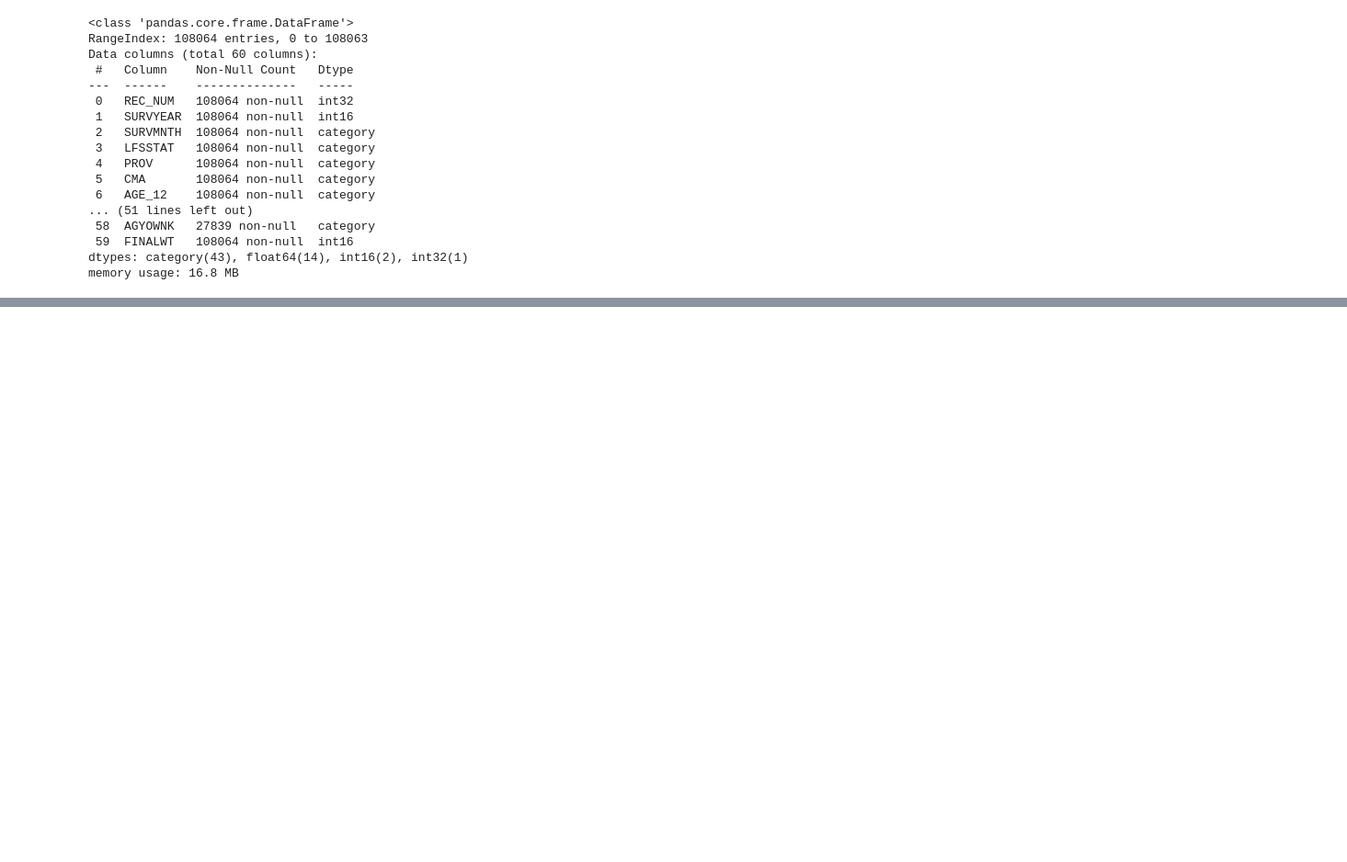
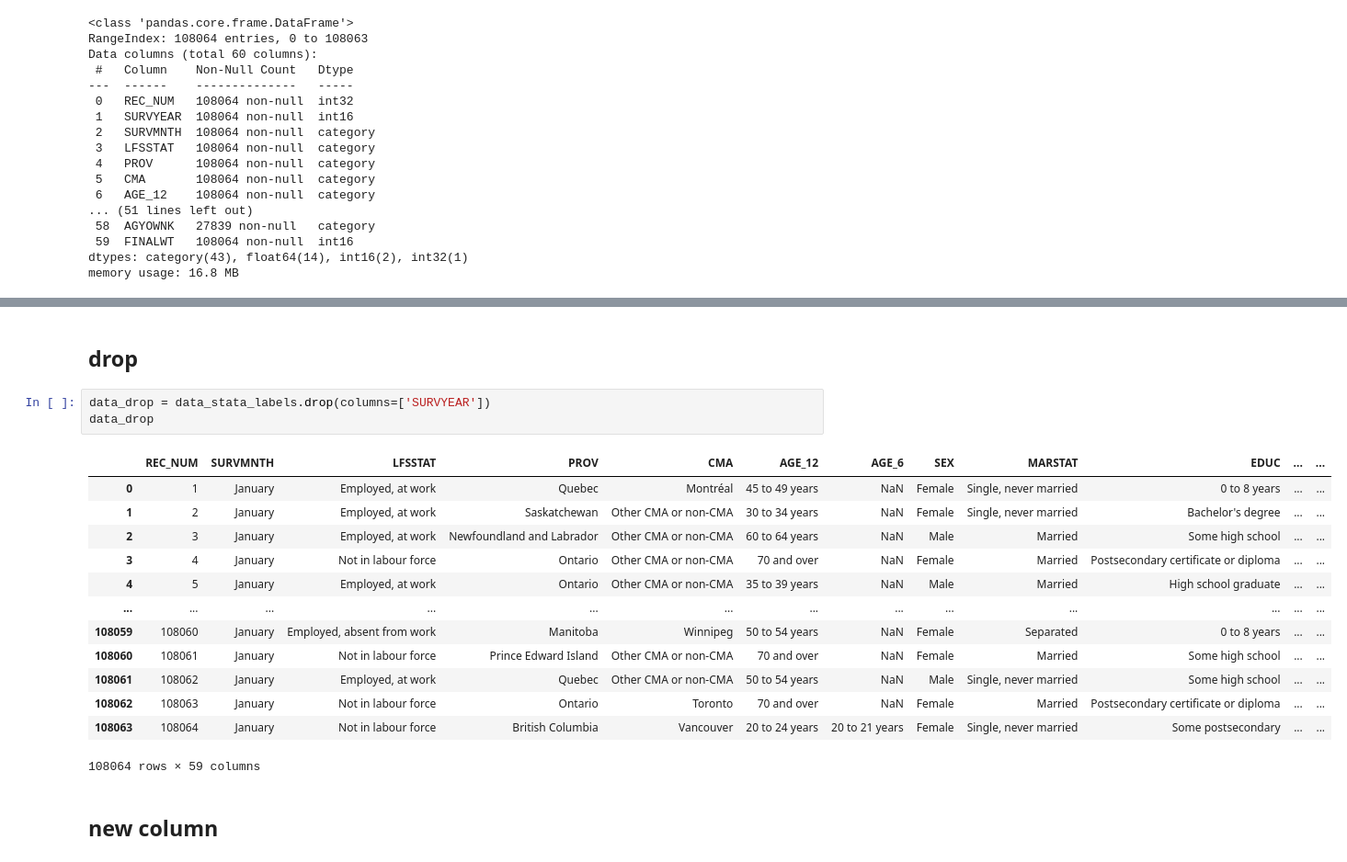
Before and after one commit to havaledar/ECON3740_F24, a Jupyter notebook: ECON3740_F24_Lab_2.ipynb, the cells around one changed output, grey strips where cells are left out. Shown at 92% size. Cells and saved outputs as stored; diff of their text form; blank space fills up the shorter version.

```diff
--- a/ECON3740_F24_Lab_2.ipynb
+++ b/ECON3740_F24_Lab_2.ipynb
@@ -226,0 +259,21 @@ memory usage: 16.8 MB
+# %% [markdown]
+## drop
+# %%
+data_drop = data_stata_labels.drop(columns=['SURVYEAR'])
+data_drop
+# %% [output]
+|  | REC_NUM | SURVMNTH | LFSSTAT | PROV | CMA | AGE_12 | AGE_6 | SEX | MARSTAT | EDUC | ... | ... |
+| 0 | 1 | January | Employed, at work | Quebec | Montréal | 45 to 49 years | NaN | Female | Single, never married | 0 to 8 years | ... | ... |
+| 1 | 2 | January | Employed, at work | Saskatchewan | Other CMA or non-CMA | 30 to 34 years | NaN | Female | Single, never married | Bachelor's degree | ... | ... |
+| 2 | 3 | January | Employed, at work | Newfoundland and Labrador | Other CMA or non-CMA | 60 to 64 years | NaN | Male | Married | Some high school | ... | ... |
+| 3 | 4 | January | Not in labour force | Ontario | Other CMA or non-CMA | 70 and over | NaN | Female | Married | Postsecondary certificate or diploma | ... | ... |
+| 4 | 5 | January | Employed, at work | Ontario | Other CMA or non-CMA | 35 to 39 years | NaN | Male | Married | High school graduate | ... | ... |
+| ... | ... | ... | ... | ... | ... | ... | ... | ... | ... | ... | ... | ... |
+| 108059 | 108060 | January | Employed, absent from work | Manitoba | Winnipeg | 50 to 54 years | NaN | Female | Separated | 0 to 8 years | ... | ... |
+| 108060 | 108061 | January | Not in labour force | Prince Edward Island | Other CMA or non-CMA | 70 and over | NaN | Female | Married | Some high school | ... | ... |
+| 108061 | 108062 | January | Employed, at work | Quebec | Other CMA or non-CMA | 50 to 54 years | NaN | Male | Single, never married | Some high school | ... | ... |
+| 108062 | 108063 | January | Not in labour force | Ontario | Toronto | 70 and over | NaN | Female | Married | Postsecondary certificate or diploma | ... | ... |
+| 108063 | 108064 | January | Not in labour force | British Columbia | Vancouver | 20 to 24 years | 20 to 21 years | Female | Single, never married | Some postsecondary | ... | ... |
+108064 rows × 59 columns
+# %% [markdown]
+## new column
```
Also changed, not shown: parts of 8 cells of this notebook.
